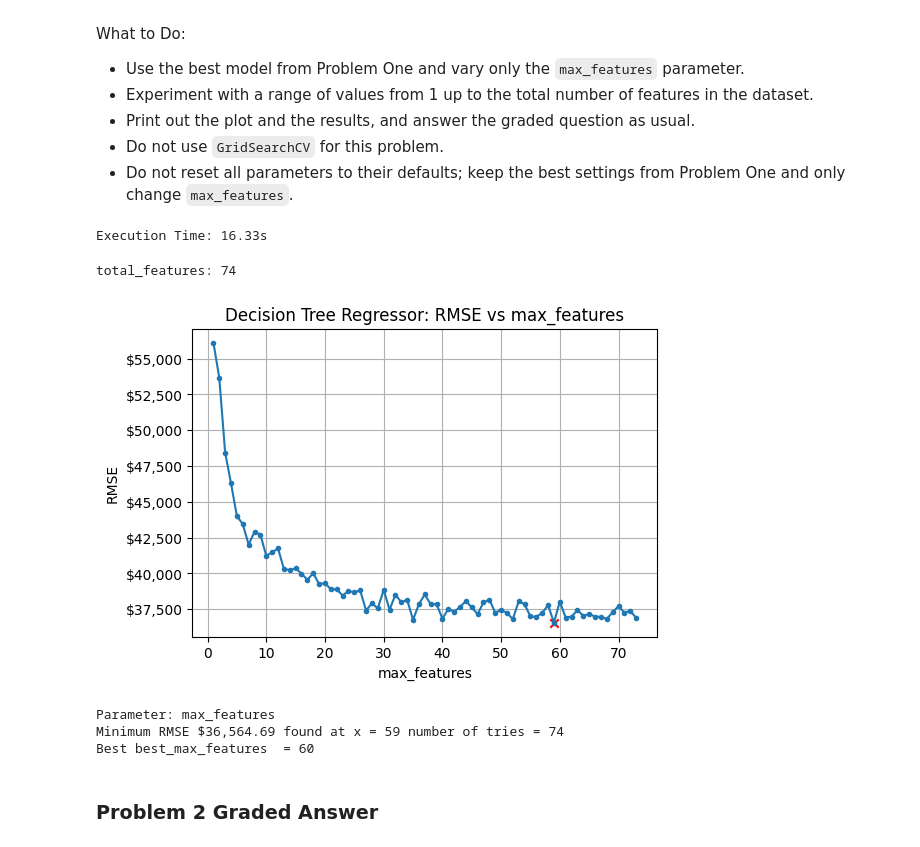
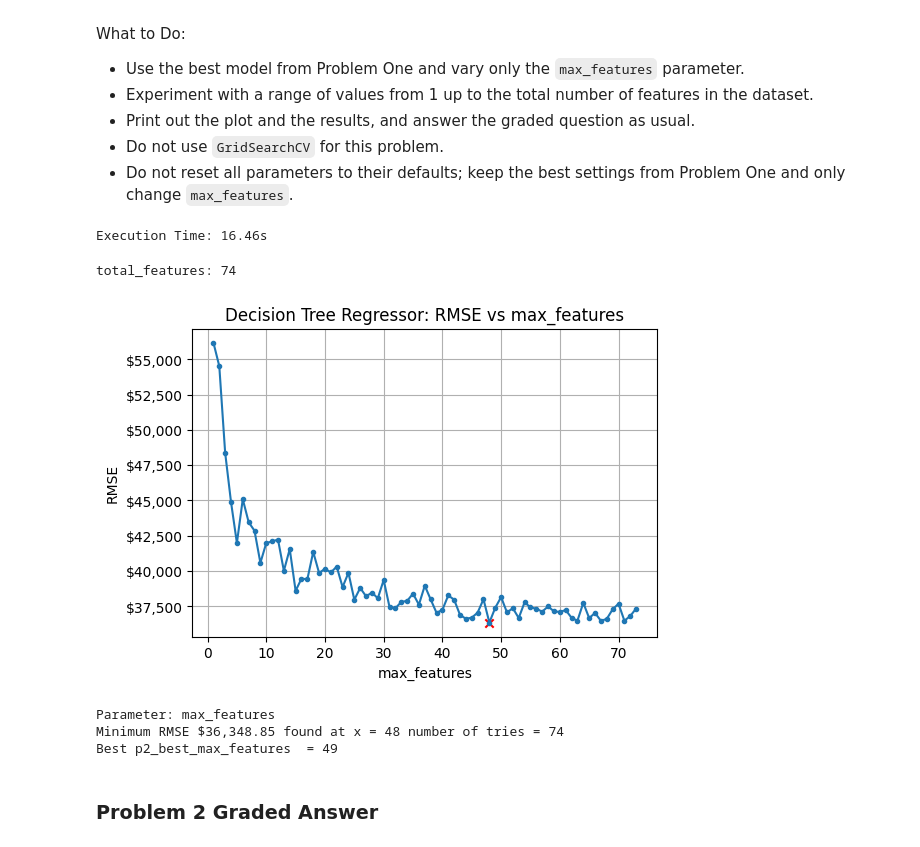
Before and after one commit to SergeyNelyapenkoBU/Module-3-Assignments, a Jupyter notebook: Homework_06.ipynb, the cells around one changed output. Cells and saved outputs as stored; diff of their text form; code cells hidden in the pictures.

```diff
--- a/Homework_06.ipynb
+++ b/Homework_06.ipynb
@@ -283,7 +283,7 @@ start = time.time()
 
 param = 'max_depth'
 
-parameter_list = range(2,20)
+parameter_list = [None] + list(range(2,20))
 
 MSEs = []
 
@@ -352,7 +352,7 @@ start = time.time()
 
 param = 'max_leaf_nodes'
 
-parameter_list = range(5,100)
+parameter_list = range(5,200)
 
 MSEs = []
 
@@ -380,6 +380,6 @@ Execution Time: 25.92s
 # %%
-p1c_min_RMSE, best_max_leaf_nodes = find_minimum_rmse_and_plot(MSEs, param, parameter_list)
-print(f"Best best_max_leaf_nodes  = {best_max_leaf_nodes}")
+p1c_min_RMSE, p1c_best_max_leaf_nodes = find_minimum_rmse_and_plot(MSEs, param, parameter_list)
+print(f"Best best_max_leaf_nodes  = {p1c_best_max_leaf_nodes}")
 
 p1_rmse_results = [p1b_min_RMSE, p1c_min_RMSE]
 p1_rmse_results_names = ['max_depth', 'max_leaf_nodes ']
@@ -533,7 +545,7 @@ for mf in tqdm(parameter_list):
                                              max_features=mf,
                                              min_samples_split=2,
                                              min_samples_leaf=1,
-                                             max_leaf_nodes=best_max_leaf_nodes,
+                                             max_leaf_nodes=p1c_best_max_leaf_nodes,
                                              criterion='squared_error',
                                              ccp_alpha=0.0,
                                              random_state=random_state,
@@ -546,18 +558,18 @@ for mf in tqdm(parameter_list):
 end = time.time()
 print(f"Execution Time: " + format_time(end-start))
 # %% [output]
-Execution Time: 16.33s
+Execution Time: 16.46s
 # %%
 print(f"total_features: {total_features}")
-p2_min_RMSE, best_max_features = find_minimum_rmse_and_plot(MSEs, param, parameter_list)
-best_max_features = best_max_features+1 #
-print(f"Best best_max_features  = {best_max_features}")
+p2_min_RMSE, p2_best_max_features = find_minimum_rmse_and_plot(MSEs, param, parameter_list)
+p2_best_max_features = p2_best_max_features+1 #
+print(f"Best p2_best_max_features  = {p2_best_max_features}")
 # %% [output]
 total_features: 74
-[figure, old version]
+[figure, new version]
 Parameter: max_features
-Minimum RMSE $36,564.69 found at x = 59 number of tries = 74
-Best best_max_features  = 60
+Minimum RMSE $36,348.85 found at x = 48 number of tries = 74
+Best p2_best_max_features  = 49
 # %% [markdown]
 ### Problem 2 Graded Answer
 # %%
```
Also changed, not shown: parts of 20 cells of this notebook.
